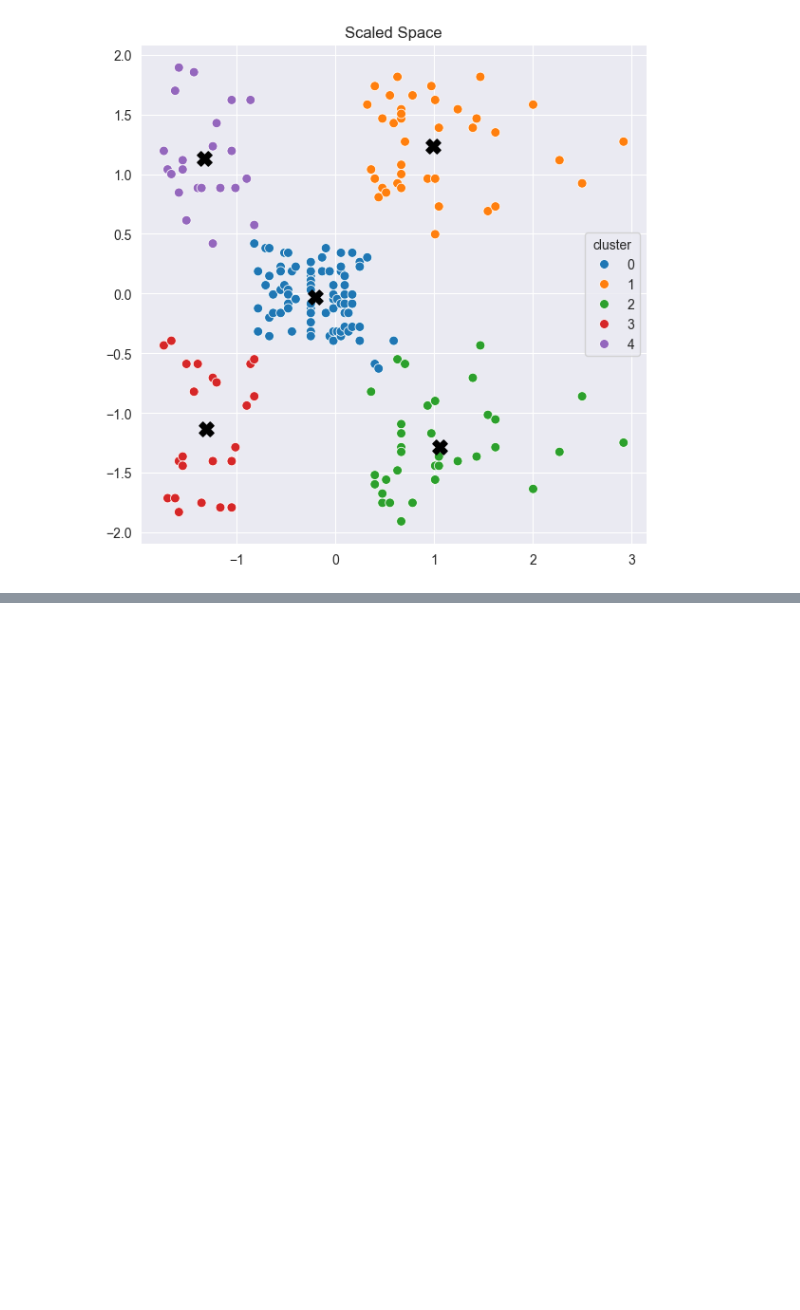
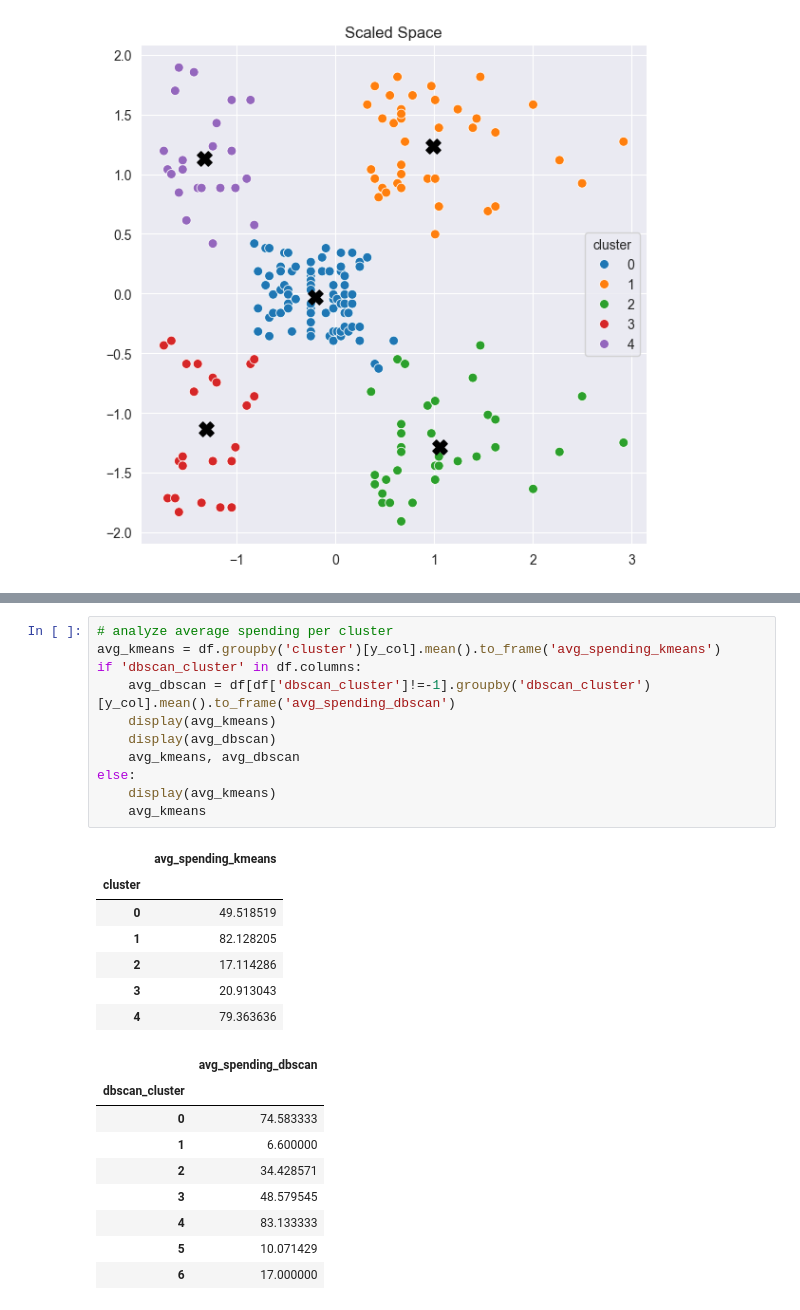
Before and after one commit to Eyad-27/customer_segmentation, a Jupyter notebook: customer_segmentation.ipynb, the cells around one changed output, grey strips where cells are left out. Saved outputs shown, nothing was run; the diff lists cells and outputs as text; blank space fills up the shorter version.

```diff
--- a/customer_segmentation.ipynb
+++ b/customer_segmentation.ipynb
@@ -141,0 +194,28 @@ Name: count, dtype: int64
+# %%
+# analyze average spending per cluster
+avg_kmeans = df.groupby('cluster')[y_col].mean().to_frame('avg_spending_kmeans')
+if 'dbscan_cluster' in df.columns:
+    avg_dbscan = df[df['dbscan_cluster']!=-1].groupby('dbscan_cluster')[y_col].mean().to_frame('avg_spending_dbscan')
+    display(avg_kmeans)
+    display(avg_dbscan)
+    avg_kmeans, avg_dbscan
+else:
+    display(avg_kmeans)
+    avg_kmeans
+# %% [output]
+|  | avg_spending_kmeans |
+| cluster |  |
+| 0 | 49.518519 |
+| 1 | 82.128205 |
+| 2 | 17.114286 |
+| 3 | 20.913043 |
+| 4 | 79.363636 |
+|  | avg_spending_dbscan |
+| dbscan_cluster |  |
+| 0 | 74.583333 |
+| 1 | 6.600000 |
+| 2 | 34.428571 |
+| 3 | 48.579545 |
+| 4 | 83.133333 |
+| 5 | 10.071429 |
+| 6 | 17.000000 |
```
Also changed, not shown: parts of 5 cells of this notebook, 1 other file.
